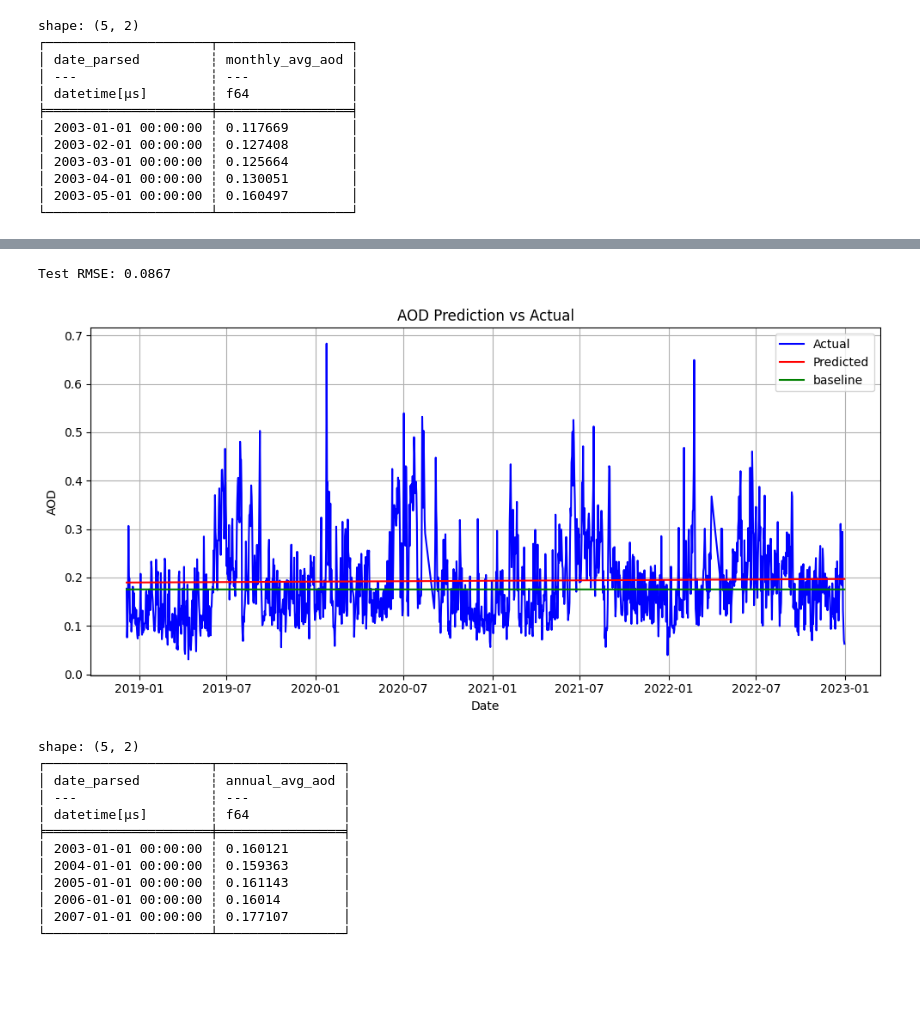
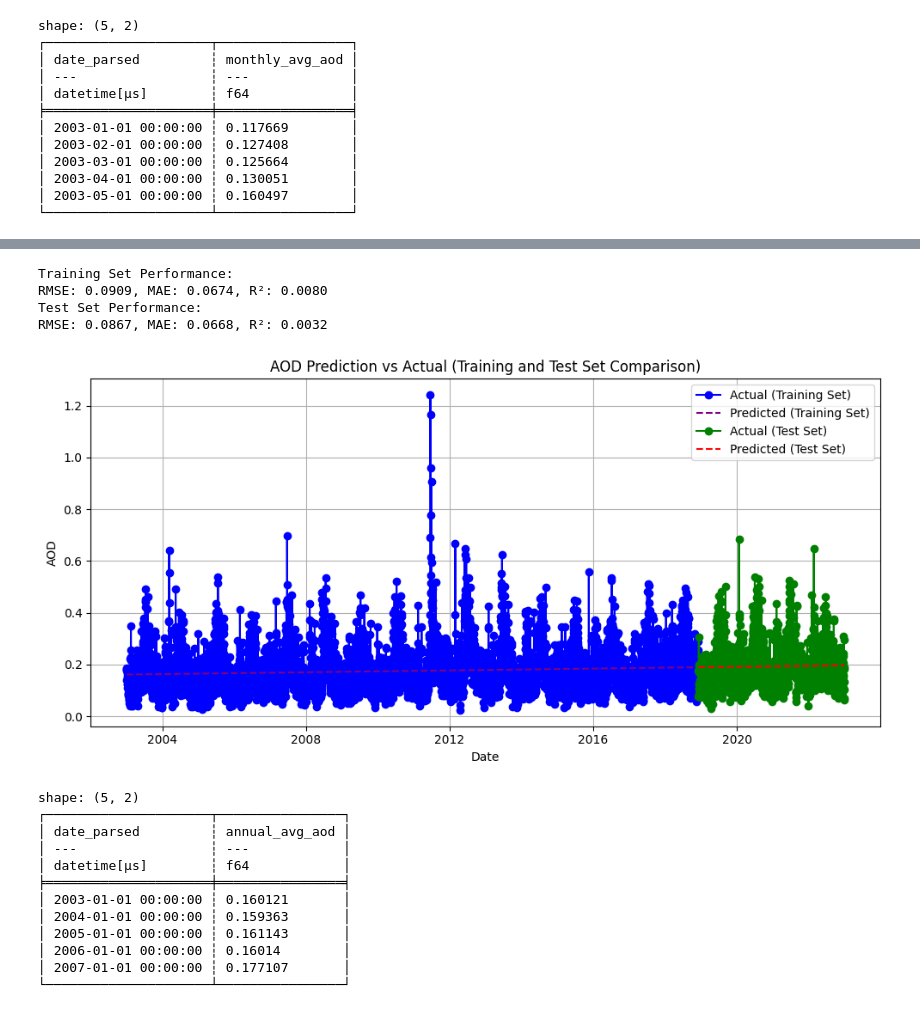
Before and after one commit to silas1995/silas_kadigym_project, a Jupyter notebook: silas_project.ipynb, the cells around one changed output, grey strips where cells are left out. Drawn from its saved outputs; the diff is of its cells as text; code cells hidden in the pictures; blank space fills up the shorter version.

```diff
--- a/silas_project.ipynb
+++ b/silas_project.ipynb
@@ -206,40 +146,58 @@ shape: (240, 2)
 # %%
 # Prepare features and target
 X_dates = df["date_parsed"].to_numpy()  # Keep dates for plotting
 X = X_dates.astype('datetime64[D]').astype(int).reshape(-1, 1)  # Convert to ordinal integers for model
 y = df["aod"].to_numpy()
 
 # Step 2: Train-test split
 X_train, X_test, y_train, y_test, X_dates_train, X_dates_test = train_test_split(
     X, y, X_dates, shuffle=False, test_size=0.2
 )
 
 # Step 3: Fit the regression model
 model = LinearRegression()
 model.fit(X_train, y_train)
 
-# Step 4: Predict and evaluate
-y_pred = model.predict(X_test)
-rmse = np.sqrt(mean_squared_error(y_test, y_pred))
-print(f"Test RMSE: {rmse:.4f}")
+# Step 4: Predict on training set and test set
+y_train_pred = model.predict(X_train)
+y_test_pred = model.predict(X_test)
 
-y_baseline = np.full_like(y_test, np.mean(y_train))
+# Step 5: Evaluate model performance on training set and test set
+train_rmse = np.sqrt(mean_squared_error(y_train, y_train_pred))
+test_rmse = np.sqrt(mean_squared_error(y_test, y_test_pred))
 
-# Step 5: Visualization with real dates
+train_mae = mean_absolute_error(y_train, y_train_pred)
+test_mae = mean_absolute_error(y_test, y_test_pred)
+
+train_r2 = r2_score(y_train, y_train_pred)
+test_r2 = r2_score(y_test, y_test_pred)
+
+print(f"Training Set Performance:")
+print(f"RMSE: {train_rmse:.4f}, MAE: {train_mae:.4f}, R²: {train_r2:.4f}")
+
+print(f"Test Set Performance:")
+print(f"RMSE: {test_rmse:.4f}, MAE: {test_mae:.4f}, R²: {test_r2:.4f}")
+
+# Step 6: Visualization with real dates
 plt.figure(figsize=(10, 5))
-plt.plot(X_dates_test, y_test, label="Actual", color="blue")
-plt.plot(X_dates_test, y_pred, label="Predicted", color="red")
-plt.plot(X_dates_test, y_baseline, label="baseline", color="green")
+plt.plot(X_dates_train, y_train, label="Actual (Training Set)", marker='o', color="blue")
+plt.plot(X_dates_train, y_train_pred, label="Predicted (Training Set)", linestyle='--', color="purple")
+plt.plot(X_dates_test, y_test, label="Actual (Test Set)", marker='o', color="green")
+plt.plot(X_dates_test, y_test_pred, label="Predicted (Test Set)", linestyle='--', color="red")
+
 plt.xlabel("Date")
 plt.ylabel("AOD")
-plt.title("AOD Prediction vs Actual")
+plt.title("AOD Prediction vs Actual (Training and Test Set Comparison)")
 plt.legend()
 plt.grid(True)
 plt.tight_layout()
 plt.show()
 # %% [output]
-Test RMSE: 0.0867
+Training Set Performance:
+RMSE: 0.0909, MAE: 0.0674, R²: 0.0080
+Test Set Performance:
+RMSE: 0.0867, MAE: 0.0668, R²: 0.0032
-[figure, old version]
+[figure, new version]
 # %%
 # Convert to LazyFrame and aggregate annually
 annual_avg = (
```
Also changed, not shown: parts of 10 cells of this notebook.
